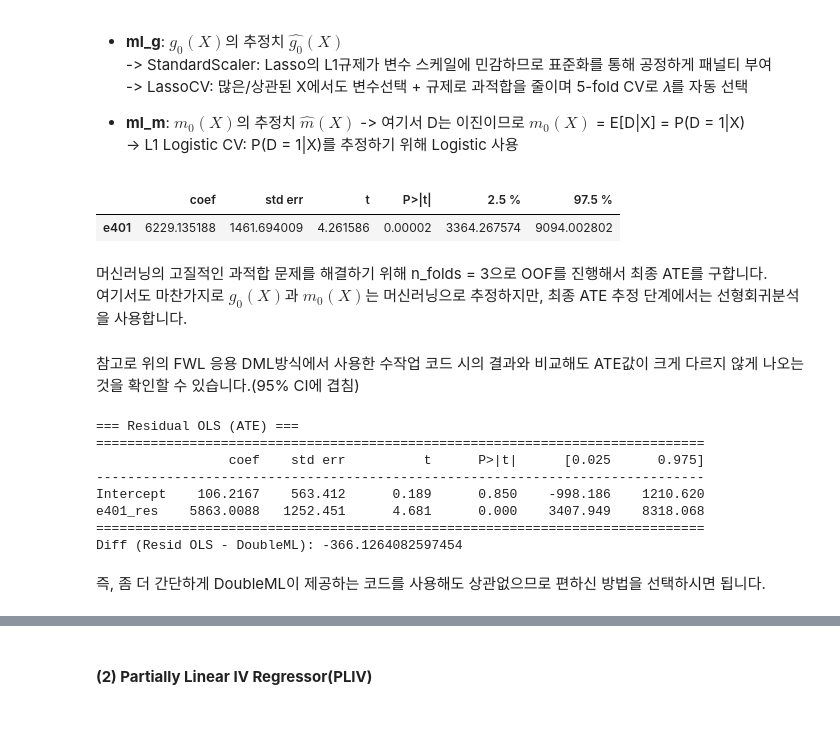
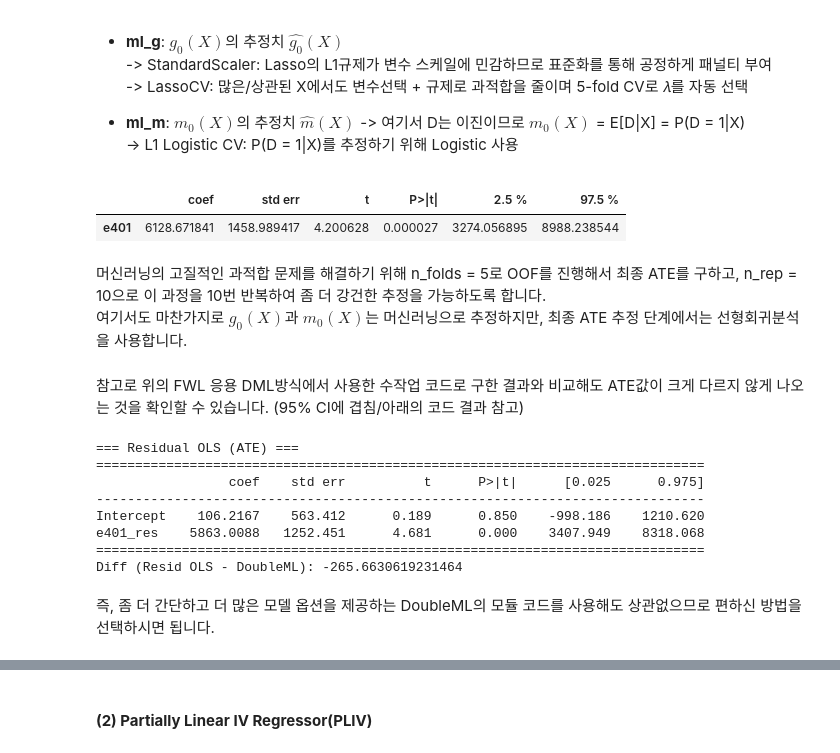
Before and after one commit to Funbucket/awesome-causal-inference-python, a Jupyter notebook: book/ate/propensity_score_and_dml.ipynb, the cells around one changed output, grey strips where cells are left out. Drawn from its saved outputs; the diff is of its cells as text; code cells hidden in the pictures; blank space fills up the shorter version.

```diff
--- a/book/ate/propensity_score_and_dml.ipynb
+++ b/book/ate/propensity_score_and_dml.ipynb
@@ -523,17 +527,17 @@ ml_m = make_pipeline(StandardScaler(),
 kf = KFold(n_splits=5, shuffle=True, random_state=123)
 folds = list(kf.split(data[features], data['net_tfa']))
 # %%
-dml_plr = dml.DoubleMLPLR(dml_data, ml_l=ml_g, ml_m=ml_m, n_folds=5)
+dml_plr = dml.DoubleMLPLR(dml_data, ml_l=ml_g, ml_m=ml_m, n_folds=5, n_rep=10)
 dml_plr.fit()
 dml_plr.summary
 # %% [output]
 |  | coef | std err | t | P>|t| | 2.5 % | 97.5 % |
-| e401 | 6229.135188 | 1461.694009 | 4.261586 | 0.00002 | 3364.267574 | 9094.002802 |
+| e401 | 6128.671841 | 1458.989417 | 4.200628 | 0.000027 | 3274.056895 | 8988.238544 |
 # %% [markdown]
-머신러닝의 고질적인 과적합 문제를 해결하기 위해 n_folds = 3으로 OOF를 진행해서 최종 ATE를 구합니다.
+머신러닝의 고질적인 과적합 문제를 해결하기 위해 n_folds = 5로 OOF를 진행해서 최종 ATE를 구하고, n_rep = 10으로 이 과정을 10번 반복하여 좀 더 강건한 추정을 가능하도록 합니다.
 여기서도 마찬가지로 $g_0(X)$과 $m_0(X)$는 머신러닝으로 추정하지만, 최종 ATE 추정 단계에서는 선형회귀분석을 사용합니다.
 # %% [markdown]
-참고로 위의 FWL 응용 DML방식에서 사용한 수작업 코드 시의 결과와 비교해도 ATE값이 크게 다르지 않게 나오는 것을 확인할 수 있습니다.(95% CI에 겹침)
+참고로 위의 FWL 응용 DML방식에서 사용한 수작업 코드로 구한 결과와 비교해도 ATE값이 크게 다르지 않게 나오는 것을 확인할 수 있습니다. (95% CI에 겹침/아래의 코드 결과 참고)
 # %%
 from sklearn.base import clone
 import statsmodels.formula.api as smf
@@ -550,8 +554,8 @@ def oof_predict(pipe, Xdf, ysr, folds, proba=False):
     return oof
 
 # OOF 예측: g_hat(X)=E[Y|X], m_hat(X)=P(D=1|X)
-g_hat_oof = oof_predict(ml_g, data[features], data[y], folds, proba=False)   # LassoCV 파이프라인
-m_hat_oof = oof_predict(ml_m, data[features], data[d], folds, proba=True)    # LogisticCV 파이프라인
+g_hat_oof = oof_predict(ml_g, data[features], data[y], folds, proba=False)   # DoubleML 모듈 적용 시 사용한 LassoCV 파이프라인
+m_hat_oof = oof_predict(ml_m, data[features], data[d], folds, proba=True)    # DoubleML 모듈 적용 시 사용한 LogisticCV 파이프라인
 
 
 # 잔차 컬럼 만들고 OLS
@@ -574,6 +578,6 @@ print("Diff (Resid OLS - DoubleML):", final_model.params[f'{d}_res'] - dml_plr.c
 Intercept    106.2167    563.412      0.189      0.850    -998.186    1210.620
 e401_res    5863.0088   1252.451      4.681      0.000    3407.949    8318.068
 ==============================================================================
-Diff (Resid OLS - DoubleML): -366.1264082597454
+Diff (Resid OLS - DoubleML): -265.6630619231464
 # %% [markdown]
-즉, 좀 더 간단하게 DoubleML이 제공하는 코드를 사용해도 상관없으므로 편하신 방법을 선택하시면 됩니다.
+즉, 좀 더 간단하고 더 많은 모델 옵션을 제공하는 DoubleML의 모듈 코드를 사용해도 상관없으므로 편하신 방법을 선택하시면 됩니다.
```
Also changed, not shown: parts of 38 cells of this notebook.
